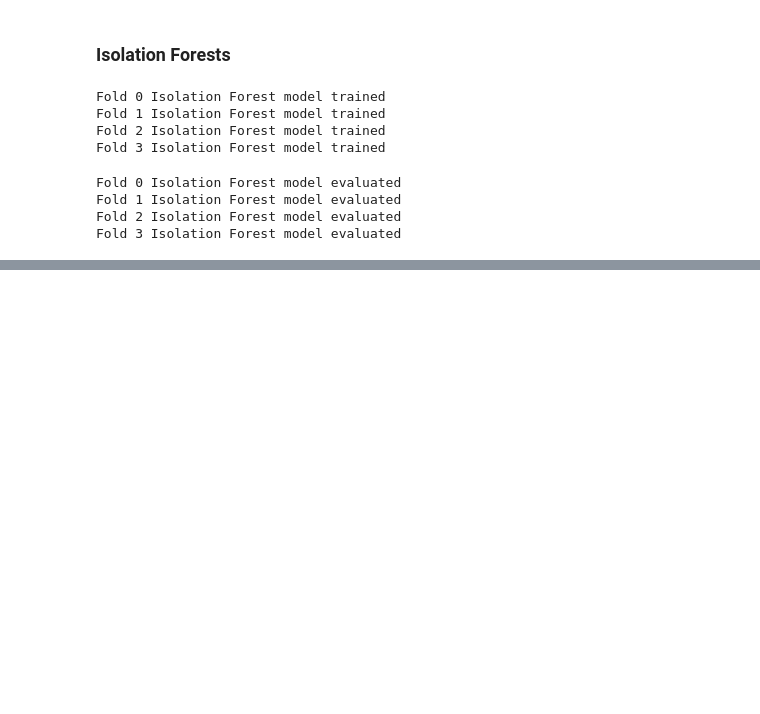
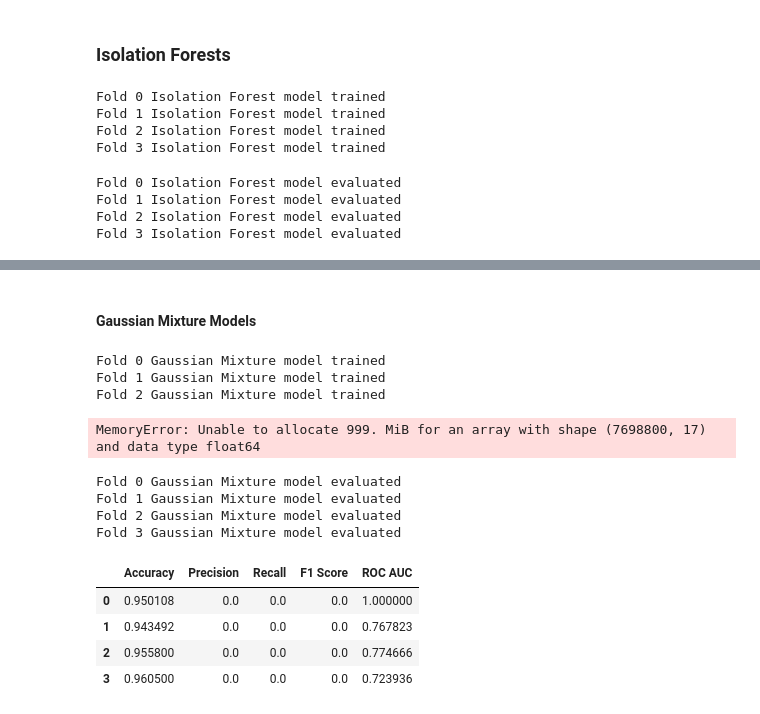
Before and after one commit to keshavganesh1/Anomaly-Detection-Time-Series-Dataset, a Jupyter notebook: notebook.ipynb, the cells around one changed output, grey strips where cells are left out. Cells and saved outputs as stored; diff of their text form; code cells hidden in the pictures; blank space fills up the shorter version.

```diff
--- a/notebook.ipynb
+++ b/notebook.ipynb
@@ -695,0 +580,14 @@ plt.show()
+# %%
+# plot confusion matrix
+
+from sklearn.metrics import confusion_matrix, classification_report
+
+for fold in range(n_splits):
+    y_pred = isolation_forest_models[fold].predict(X_test[fold])
+    y_pred[y_pred == 1] = 0
+    y_pred[y_pred == -1] = 1
+
+    confusion_matrix_df = pd.DataFrame(confusion_matrix(y_test[fold], y_pred), index=['Actual Normal', 'Actual Anomaly'], columns=['Predicted Normal', 'Predicted Anomaly'])
+    print(f"Fold {fold} Confusion Matrix:")
+    print(confusion_matrix_df)
+    print(classification_report(y_test[fold], y_pred))
@@ -695,0 +612,2 @@ plt.show()
+# %% [markdown]
+#### Gaussian Mixture Models
@@ -695,0 +640,13 @@ plt.show()
+# %%
+# Train a Gaussian Mixture model for each fold
+
+gmm_models = {}
+
+for fold in range(n_splits):
+    gmm_models[fold] = train_gaussian_mixture(X_train[fold], n_components=5)
+    print(f"Fold {fold} Gaussian Mixture model trained")
+# %% [output]
+Fold 0 Gaussian Mixture model trained
+Fold 1 Gaussian Mixture model trained
+Fold 2 Gaussian Mixture model trained
+MemoryError: Unable to allocate 999. MiB for an array with shape (7698800, 17) and data type float64
@@ -695,0 +687,24 @@ plt.show()
+# %%
+# evaluate the models for each fold
+
+gmm_metrics = {}
+
+for fold in range(n_splits):
+    gmm_metrics[fold] = evaluate_gaussian_mixtures(gmm_models[fold], X_test[fold], y_test[fold])
+    print(f"Fold {fold} Gaussian Mixture model evaluated")
+
+# Display the evaluation metrics for each fold
+
+gmm_metrics_df = pd.DataFrame(gmm_metrics).T
+
+gmm_metrics_df
+# %% [output]
+Fold 0 Gaussian Mixture model evaluated
+Fold 1 Gaussian Mixture model evaluated
+Fold 2 Gaussian Mixture model evaluated
+Fold 3 Gaussian Mixture model evaluated
+|  | Accuracy | Precision | Recall | F1 Score | ROC AUC |
+| 0 | 0.950108 | 0.0 | 0.0 | 0.0 | 1.000000 |
+| 1 | 0.943492 | 0.0 | 0.0 | 0.0 | 0.767823 |
+| 2 | 0.955800 | 0.0 | 0.0 | 0.0 | 0.774666 |
+| 3 | 0.960500 | 0.0 | 0.0 | 0.0 | 0.723936 |
```
Also changed, not shown: parts of 23 cells of this notebook.
